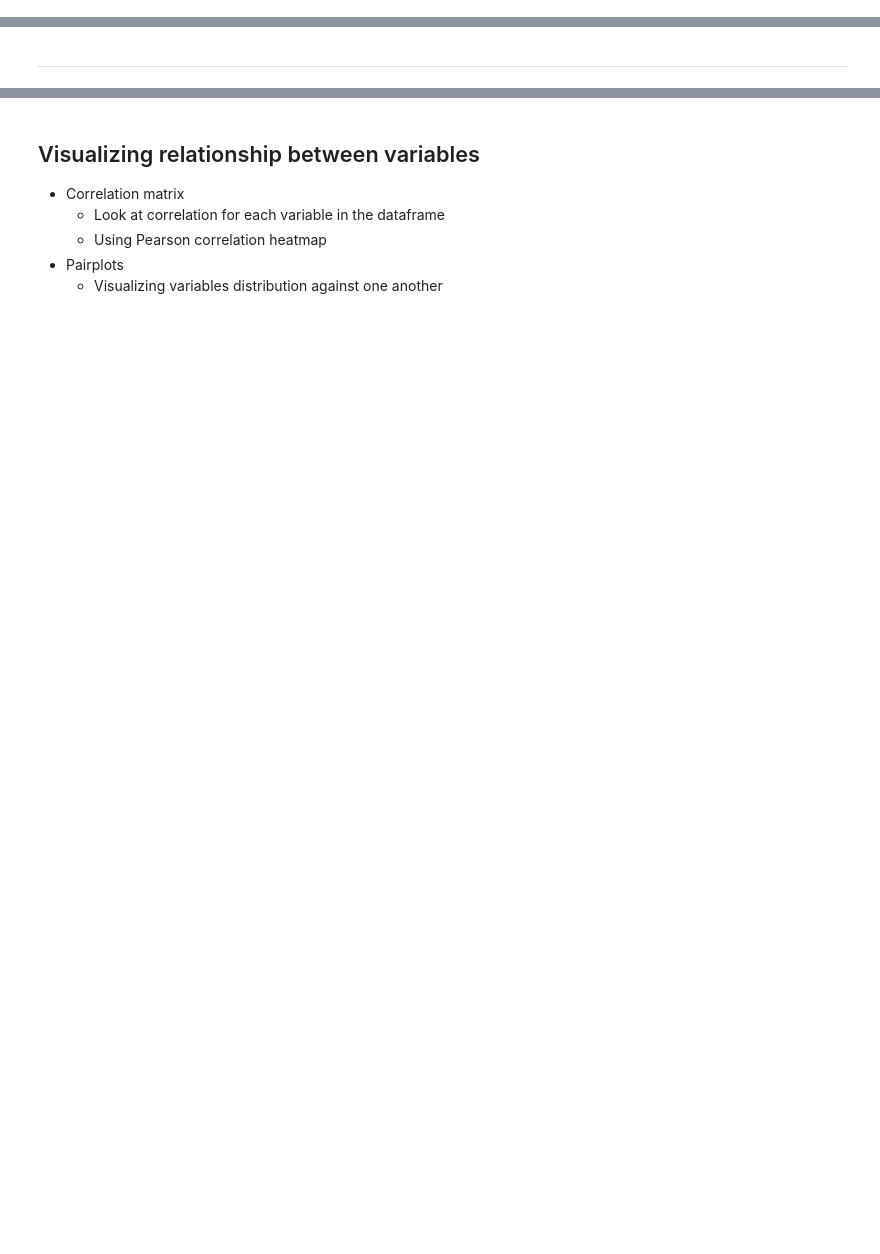
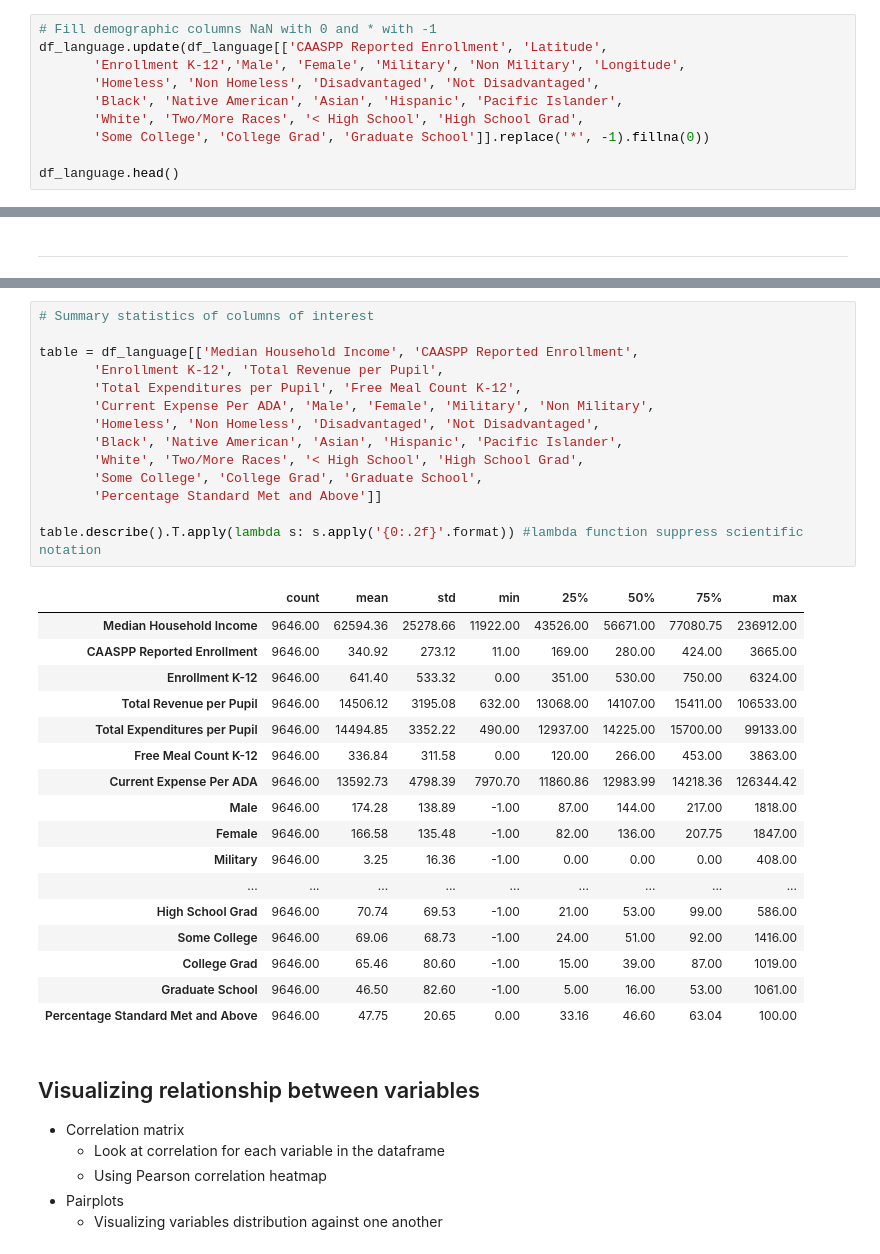
Before and after one commit to gabriellewald/springboard-coursework, a Jupyter notebook: education_project/Capstone2_education_project.ipynb, the cells around one changed output, grey strips where cells are left out. Drawn from its saved outputs; the diff is of its cells as text; blank space fills up the shorter version.

```diff
--- a/education_project/Capstone2_education_project.ipynb
+++ b/education_project/Capstone2_education_project.ipynb
@@ -1085,0 +1028,10 @@ df_language.info()
+# %%
+# Fill demographic columns NaN with 0 and * with -1
+df_language.update(df_language[['CAASPP Reported Enrollment', 'Latitude',
+       'Enrollment K-12','Male', 'Female', 'Military', 'Non Military', 'Longitude',
+       'Homeless', 'Non Homeless', 'Disadvantaged', 'Not Disadvantaged',
+       'Black', 'Native American', 'Asian', 'Hispanic', 'Pacific Islander',
+       'White', 'Two/More Races', '< High School', 'High School Grad',
+       'Some College', 'College Grad', 'Graduate School']].replace('*', -1).fillna(0))
+
+df_language.head()
@@ -1134,3 +1294,35 @@ df_language.columns
+# %%
+# Summary statistics of columns of interest
+
+table = df_language[['Median Household Income', 'CAASPP Reported Enrollment',
+       'Enrollment K-12', 'Total Revenue per Pupil',
+       'Total Expenditures per Pupil', 'Free Meal Count K-12',
+       'Current Expense Per ADA', 'Male', 'Female', 'Military', 'Non Military',
+       'Homeless', 'Non Homeless', 'Disadvantaged', 'Not Disadvantaged',
+       'Black', 'Native American', 'Asian', 'Hispanic', 'Pacific Islander',
+       'White', 'Two/More Races', '< High School', 'High School Grad',
+       'Some College', 'College Grad', 'Graduate School',
+       'Percentage Standard Met and Above']]
+
+table.describe().T.apply(lambda s: s.apply('{0:.2f}'.format)) #lambda function suppress scientific notation
+# %% [output]
+|  | count | mean | std | min | 25% | 50% | 75% | max |
+| Median Household Income | 9646.00 | 62594.36 | 25278.66 | 11922.00 | 43526.00 | 56671.00 | 77080.75 | 236912.00 |
+| CAASPP Reported Enrollment | 9646.00 | 340.92 | 273.12 | 11.00 | 169.00 | 280.00 | 424.00 | 3665.00 |
+| Enrollment K-12 | 9646.00 | 641.40 | 533.32 | 0.00 | 351.00 | 530.00 | 750.00 | 6324.00 |
+| Total Revenue per Pupil | 9646.00 | 14506.12 | 3195.08 | 632.00 | 13068.00 | 14107.00 | 15411.00 | 106533.00 |
+| Total Expenditures per Pupil | 9646.00 | 14494.85 | 3352.22 | 490.00 | 12937.00 | 14225.00 | 15700.00 | 99133.00 |
+| Free Meal Count K-12 | 9646.00 | 336.84 | 311.58 | 0.00 | 120.00 | 266.00 | 453.00 | 3863.00 |
+| Current Expense Per ADA | 9646.00 | 13592.73 | 4798.39 | 7970.70 | 11860.86 | 12983.99 | 14218.36 | 126344.42 |
+| Male | 9646.00 | 174.28 | 138.89 | -1.00 | 87.00 | 144.00 | 217.00 | 1818.00 |
+| Female | 9646.00 | 166.58 | 135.48 | -1.00 | 82.00 | 136.00 | 207.75 | 1847.00 |
+| Military | 9646.00 | 3.25 | 16.36 | -1.00 | 0.00 | 0.00 | 0.00 | 408.00 |
+| ... | ... | ... | ... | ... | ... | ... | ... | ... |
+| High School Grad | 9646.00 | 70.74 | 69.53 | -1.00 | 21.00 | 53.00 | 99.00 | 586.00 |
+| Some College | 9646.00 | 69.06 | 68.73 | -1.00 | 24.00 | 51.00 | 92.00 | 1416.00 |
+| College Grad | 9646.00 | 65.46 | 80.60 | -1.00 | 15.00 | 39.00 | 87.00 | 1019.00 |
+| Graduate School | 9646.00 | 46.50 | 82.60 | -1.00 | 5.00 | 16.00 | 53.00 | 1061.00 |
+| Percentage Standard Met and Above | 9646.00 | 47.75 | 20.65 | 0.00 | 33.16 | 46.60 | 63.04 | 100.00 |
 # %% [markdown]
 ## Visualizing relationship between variables
 - Correlation matrix
```
Also changed, not shown: parts of 42 cells of this notebook.
